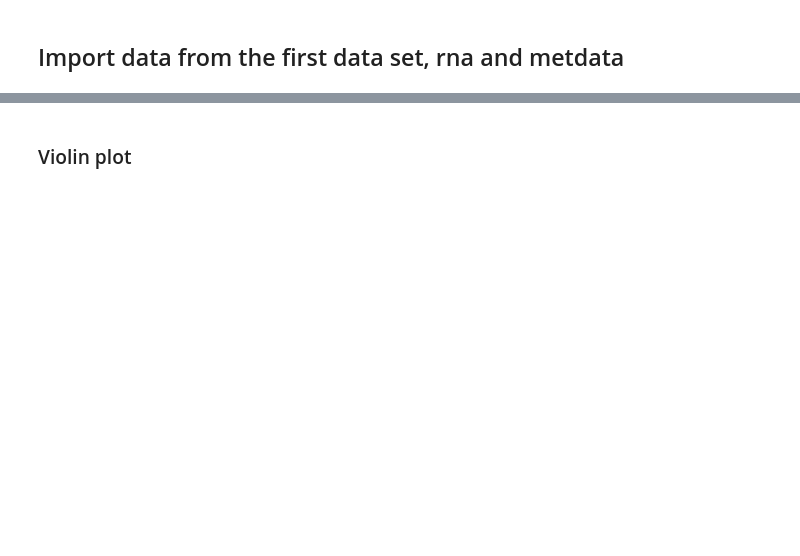
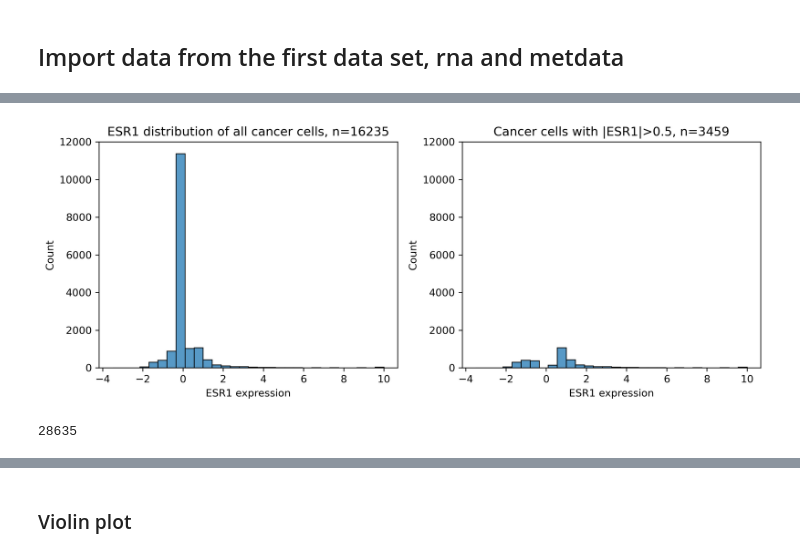
Before and after one commit to sevsorita/single_cell, a Jupyter notebook: notebooks/Violinplots_and_LeaveOnePatientOut.ipynb, the cells around one changed output, grey strips where cells are left out. Drawn from its saved outputs; the diff is of its cells as text; code cells hidden in the pictures; blank space fills up the shorter version.

```diff
--- a/notebooks/Violinplots_and_LeaveOnePatientOut.ipynb
+++ b/notebooks/Violinplots_and_LeaveOnePatientOut.ipynb
@@ -133,0 +167,14 @@ oldset = pd.read_pickle("/data/severs/full_data_Sets/Cancer.pkl")
+# %%
+fig, ax = plt.subplots(1,2,dpi=300, figsize=(10,4))
+sns.histplot(oldset.ESR1, bins=30, ax=ax[0])
+ax[0].set_title("ESR1 distribution of all cancer cells, n=16235")
+ax[0].set_xlabel("ESR1 expression")
+ax[0].set_ylim((0,12000))
+sns.histplot(oldset[oldset.ESR1.abs()>0.5].ESR1, bins=30, ax=ax[1])
+ax[1].set_title("Cancer cells with |ESR1|>0.5, n=3459")
+ax[1].set_ylim((0,12000))
+ax[1].set_xlabel("ESR1 expression")
+fig.tight_layout()
+plt.savefig("/home/severs/SingleCells/plots/esr1_distribution.png")
+# %% [output]
+[figure, added]
@@ -133,0 +183,5 @@ oldset = pd.read_pickle("/data/severs/full_data_Sets/Cancer.pkl")
+# %%
+
+(oldset[pns==p].isna().sum()==3829).sum() + (oldset[pns==p].isna().sum()==0).sum()
+# %% [output]
+28635
```
Also changed, not shown: parts of 13 cells of this notebook.
